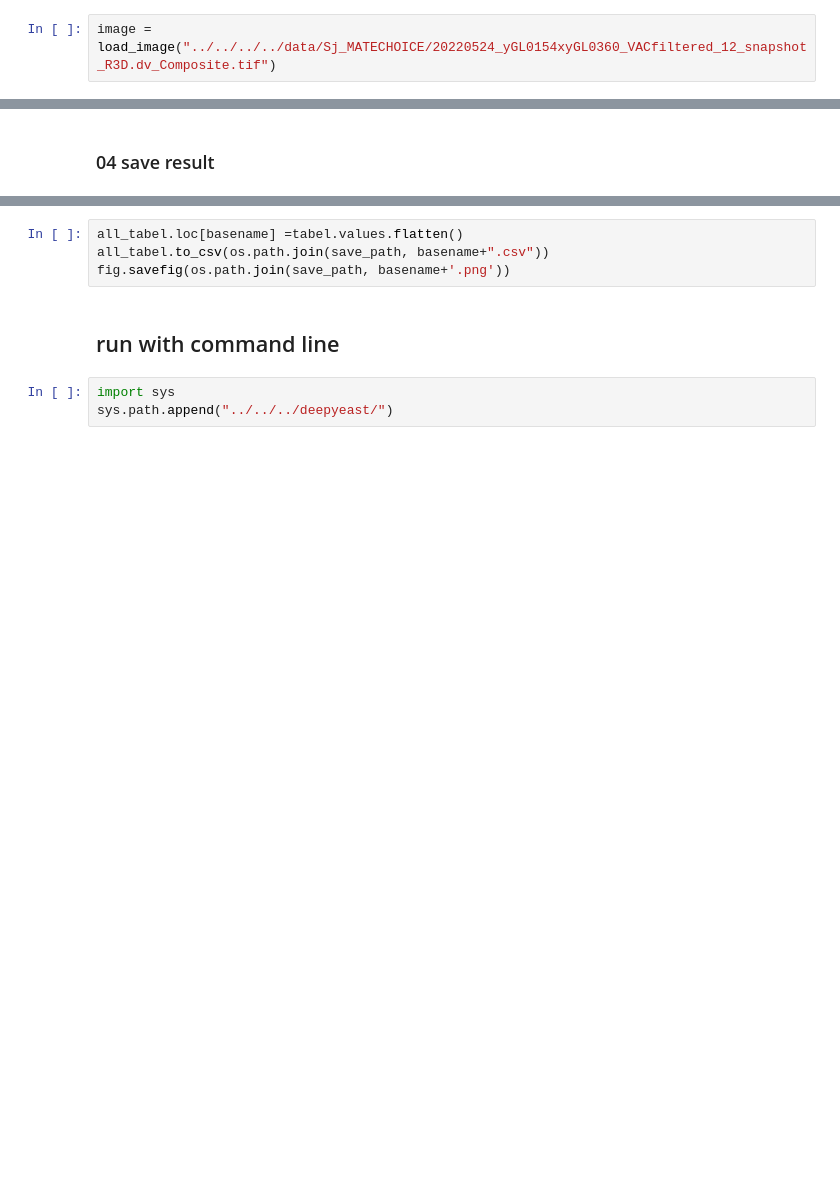
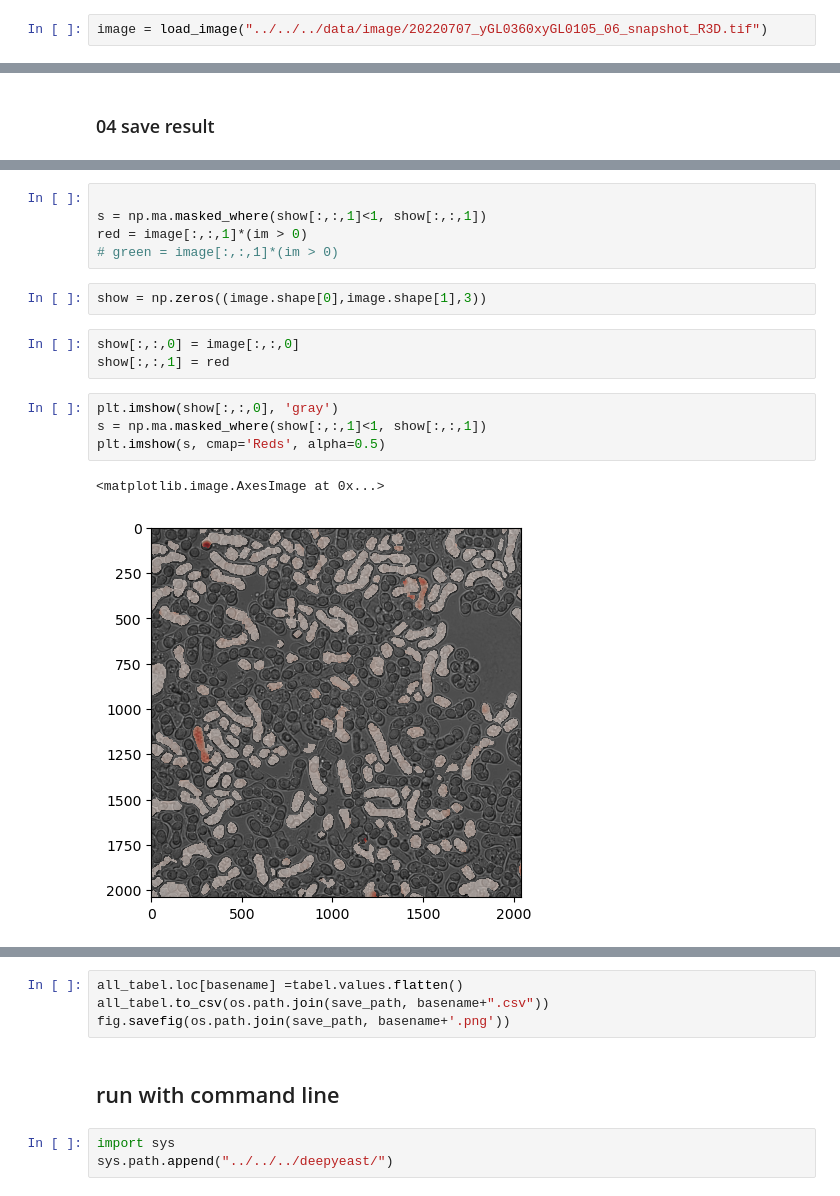
Before and after one commit to wanlanli/deepYeast, a Jupyter notebook: share/Sjs/mating_straties.ipynb, the cells around one changed output, grey strips where cells are left out. Saved outputs shown, nothing was run; the diff lists cells and outputs as text; blank space fills up the shorter version.

```diff
--- a/share/Sjs/mating_straties.ipynb
+++ b/share/Sjs/mating_straties.ipynb
@@ -30,5 +30,5 @@ restored from checkpoint: ../../../model_dir/deepyeast_001/ckpt-62000
 # %% [markdown]
 ### 02 load image and prediction mask
 # %%
-image = load_image("../../../../data/Sj_MATECHOICE/20220524_yGL0154xyGL0360_VACfiltered_12_snapshot_R3D.dv_Composite.tif")
+image = load_image("../../../data/image/20220707_yGL0360xyGL0105_06_snapshot_R3D.tif")
 # %%
@@ -59,0 +83,17 @@ information and possible workarounds, please see
+# %%
+
+s = np.ma.masked_where(show[:,:,1]<1, show[:,:,1])
+red = image[:,:,1]*(im > 0)
+# green = image[:,:,1]*(im > 0)
+# %%
+show = np.zeros((image.shape[0],image.shape[1],3))
+# %%
+show[:,:,0] = image[:,:,0]
+show[:,:,1] = red
+# %%
+plt.imshow(show[:,:,0], 'gray')
+s = np.ma.masked_where(show[:,:,1]<1, show[:,:,1])
+plt.imshow(s, cmap='Reds', alpha=0.5)
+# %% [output]
+<matplotlib.image.AxesImage at 0x...>
+[figure, added]
```
Also changed, not shown: parts of 18 cells of this notebook, 31 other files.
